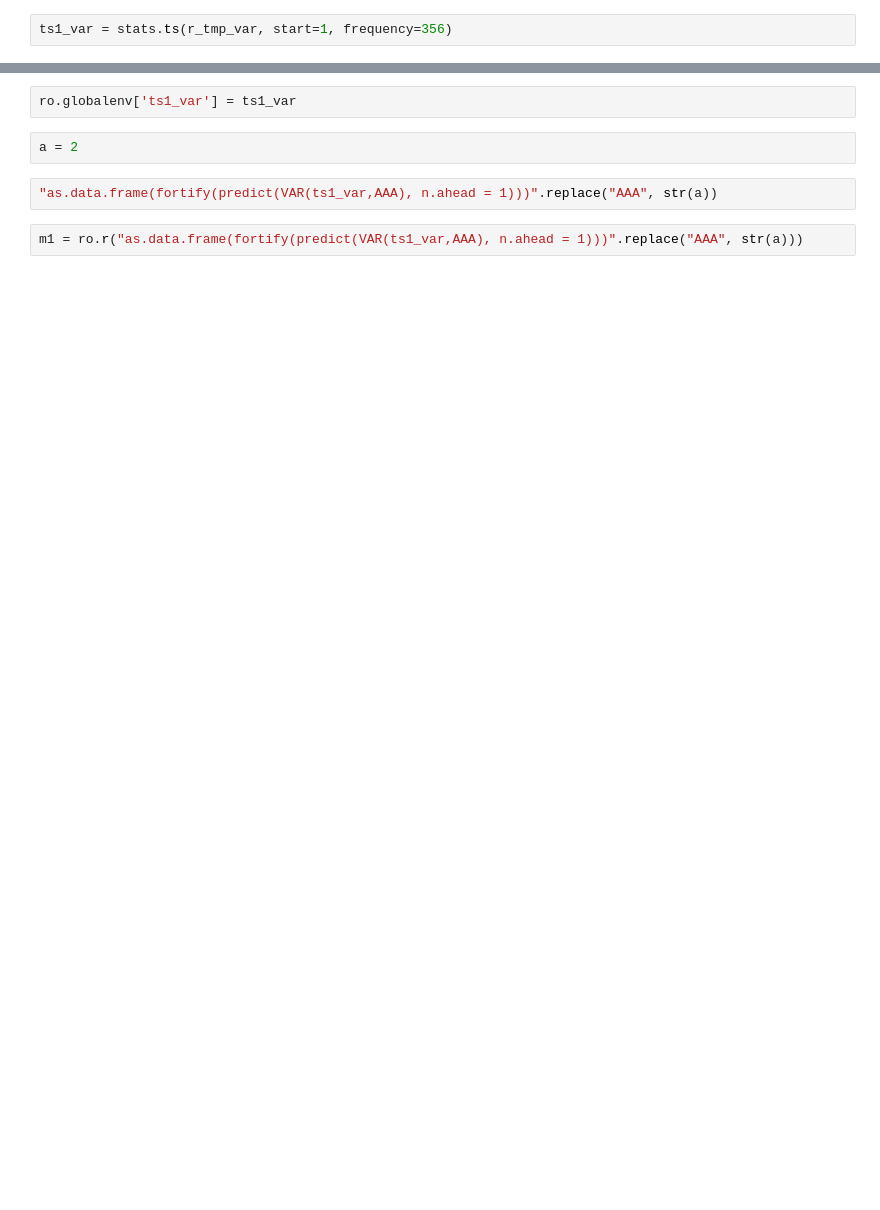
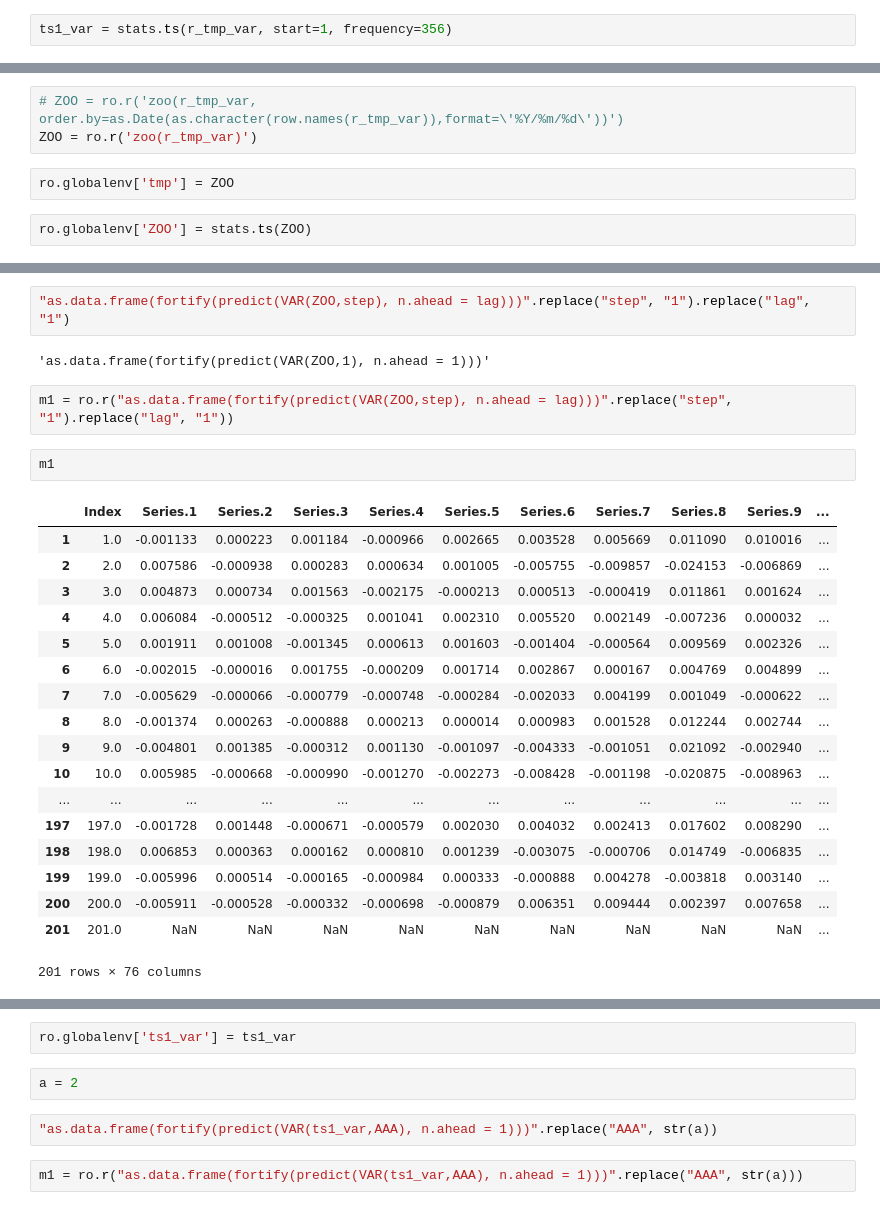
Before and after one commit to ddyuewang/capstone_project, a Jupyter notebook: R_to_python.ipynb, the cells around one changed output, grey strips where cells are left out. Cells and saved outputs as stored; diff of their text form; blank space fills up the shorter version.

```diff
--- a/R_to_python.ipynb
+++ b/R_to_python.ipynb
@@ -292,0 +309,7 @@ ts1_var = stats.ts(r_tmp_var, start=1, frequency=356)
+# %%
+# ZOO = ro.r('zoo(r_tmp_var, order.by=as.Date(as.character(row.names(r_tmp_var)),format=\'%Y/%m/%d\'))')
+ZOO = ro.r('zoo(r_tmp_var)')
+# %%
+ro.globalenv['tmp'] = ZOO
+# %%
+ro.globalenv['ZOO'] = stats.ts(ZOO)
@@ -292,0 +340,27 @@ ts1_var = stats.ts(r_tmp_var, start=1, frequency=356)
+# %%
+"as.data.frame(fortify(predict(VAR(ZOO,step), n.ahead = lag)))".replace("step", "1").replace("lag", "1")
+# %% [output]
+'as.data.frame(fortify(predict(VAR(ZOO,1), n.ahead = 1)))'
+# %%
+m1 = ro.r("as.data.frame(fortify(predict(VAR(ZOO,step), n.ahead = lag)))".replace("step", "1").replace("lag", "1"))
+# %%
+m1
+# %% [output]
+|  | Index | Series.1 | Series.2 | Series.3 | Series.4 | Series.5 | Series.6 | Series.7 | Series.8 | Series.9 | ... |
+| 1 | 1.0 | -0.001133 | 0.000223 | 0.001184 | -0.000966 | 0.002665 | 0.003528 | 0.005669 | 0.011090 | 0.010016 | ... |
+| 2 | 2.0 | 0.007586 | -0.000938 | 0.000283 | 0.000634 | 0.001005 | -0.005755 | -0.009857 | -0.024153 | -0.006869 | ... |
+| 3 | 3.0 | 0.004873 | 0.000734 | 0.001563 | -0.002175 | -0.000213 | 0.000513 | -0.000419 | 0.011861 | 0.001624 | ... |
+| 4 | 4.0 | 0.006084 | -0.000512 | -0.000325 | 0.001041 | 0.002310 | 0.005520 | 0.002149 | -0.007236 | 0.000032 | ... |
+| 5 | 5.0 | 0.001911 | 0.001008 | -0.001345 | 0.000613 | 0.001603 | -0.001404 | -0.000564 | 0.009569 | 0.002326 | ... |
+| 6 | 6.0 | -0.002015 | -0.000016 | 0.001755 | -0.000209 | 0.001714 | 0.002867 | 0.000167 | 0.004769 | 0.004899 | ... |
+| 7 | 7.0 | -0.005629 | -0.000066 | -0.000779 | -0.000748 | -0.000284 | -0.002033 | 0.004199 | 0.001049 | -0.000622 | ... |
+| 8 | 8.0 | -0.001374 | 0.000263 | -0.000888 | 0.000213 | 0.000014 | 0.000983 | 0.001528 | 0.012244 | 0.002744 | ... |
+| 9 | 9.0 | -0.004801 | 0.001385 | -0.000312 | 0.001130 | -0.001097 | -0.004333 | -0.001051 | 0.021092 | -0.002940 | ... |
+| 10 | 10.0 | 0.005985 | -0.000668 | -0.000990 | -0.001270 | -0.002273 | -0.008428 | -0.001198 | -0.020875 | -0.008963 | ... |
+| ... | ... | ... | ... | ... | ... | ... | ... | ... | ... | ... | ... |
+| 197 | 197.0 | -0.001728 | 0.001448 | -0.000671 | -0.000579 | 0.002030 | 0.004032 | 0.002413 | 0.017602 | 0.008290 | ... |
+| 198 | 198.0 | 0.006853 | 0.000363 | 0.000162 | 0.000810 | 0.001239 | -0.003075 | -0.000706 | 0.014749 | -0.006835 | ... |
+| 199 | 199.0 | -0.005996 | 0.000514 | -0.000165 | -0.000984 | 0.000333 | -0.000888 | 0.004278 | -0.003818 | 0.003140 | ... |
+| 200 | 200.0 | -0.005911 | -0.000528 | -0.000332 | -0.000698 | -0.000879 | 0.006351 | 0.009444 | 0.002397 | 0.007658 | ... |
+| 201 | 201.0 | NaN | NaN | NaN | NaN | NaN | NaN | NaN | NaN | NaN | ... |
+201 rows × 76 columns
```
Also changed, not shown: parts of 51 cells of this notebook, 2 other files.
